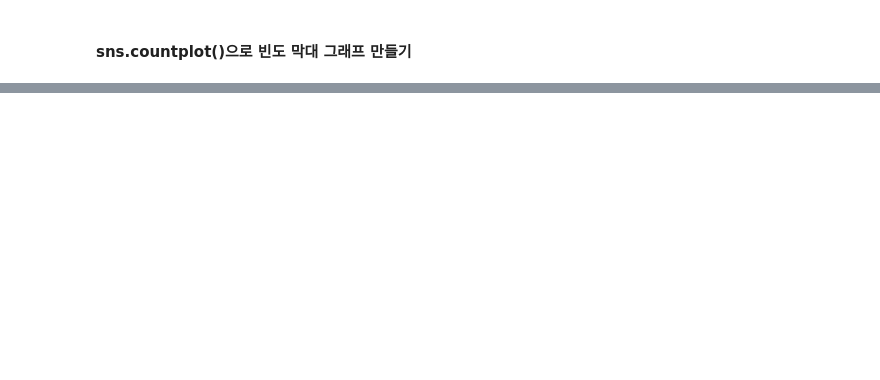
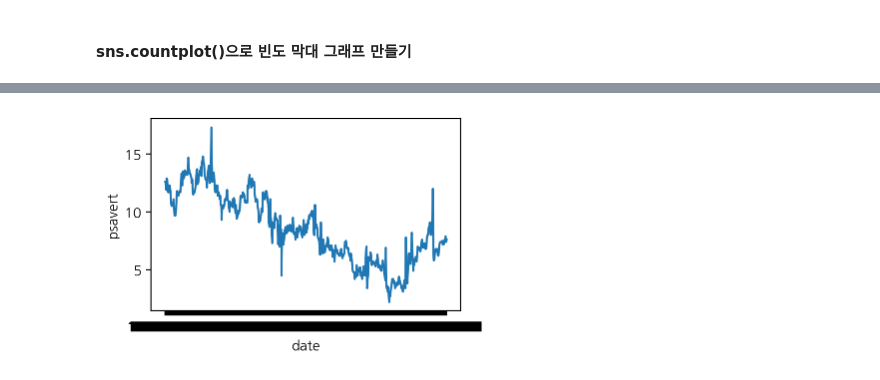
Before and after one commit to qwerqc/2024-1-my-BDA, a Jupyter notebook: inclass/07w_0416_tue_B_ch08_seaborn_graph.ipynb, the cells around one changed output, grey strips where cells are left out. Cells and saved outputs as stored; diff of their text form; code cells hidden in the pictures; blank space fills up the shorter version.

```diff
--- a/inclass/07w_0416_tue_B_ch08_seaborn_graph.ipynb
+++ b/inclass/07w_0416_tue_B_ch08_seaborn_graph.ipynb
@@ -411,0 +570,4 @@ sns.countplot(data = mpg, x = 'drv', hue = 'drv', order = mpg['drv'].value_count
+# %%
+sns.lineplot(data = economics, x = 'date', y = 'psavert');
+# %% [output]
+[figure, added]
```
Also changed, not shown: parts of 94 cells of this notebook.
